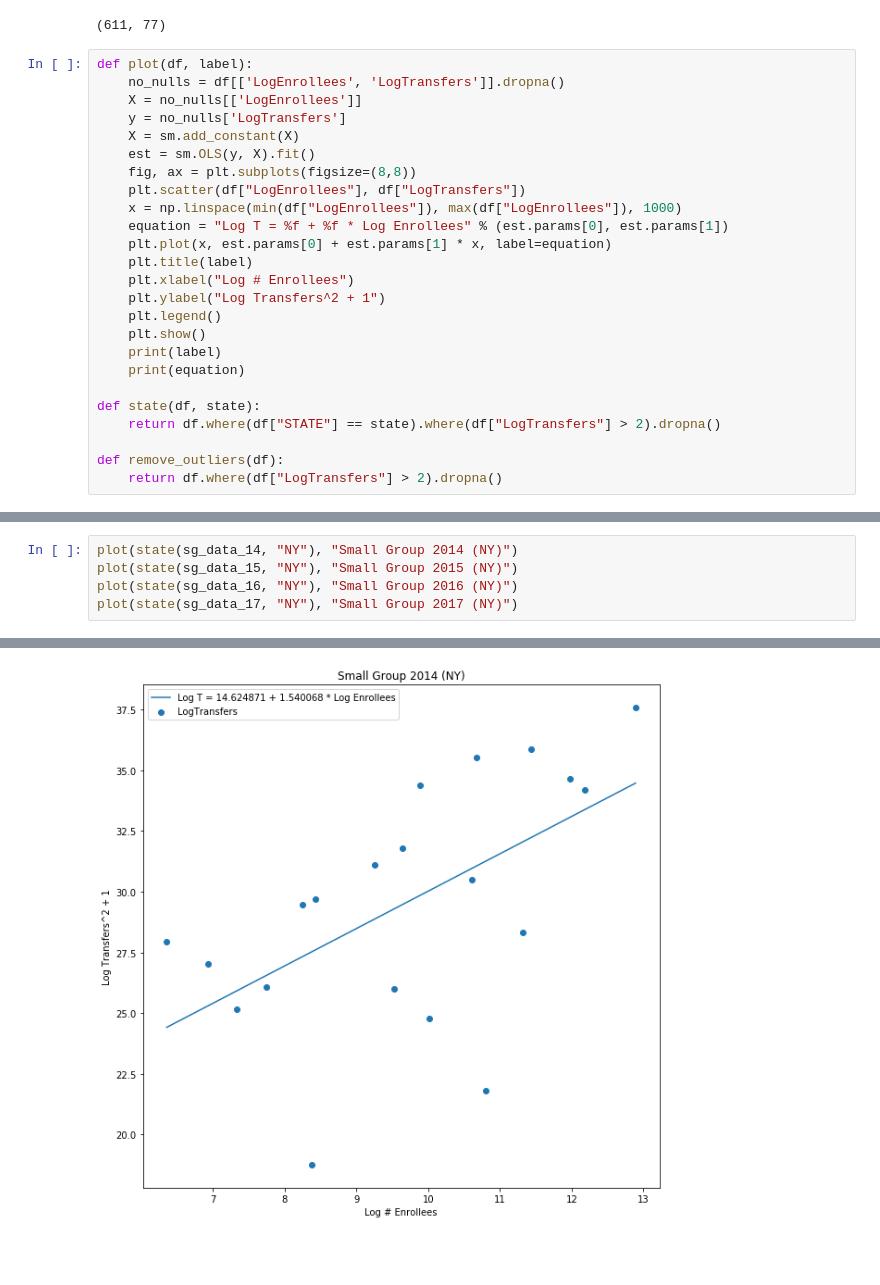
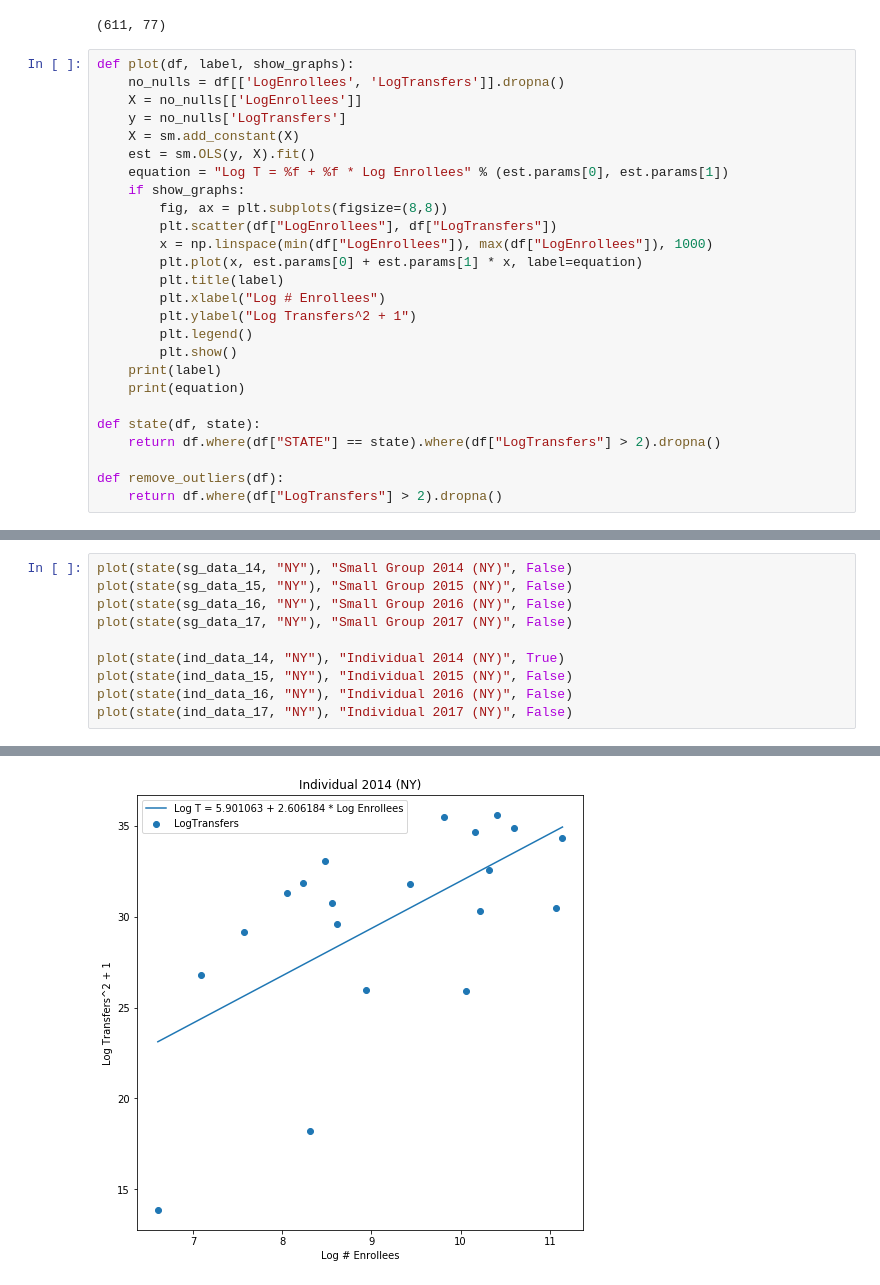
Before and after one commit to guanzgrace/risk-adj-3, a Jupyter notebook: December.ipynb, the cells around one changed output, grey strips where cells are left out. Drawn from its saved outputs; the diff is of its cells as text; blank space fills up the shorter version.

```diff
--- a/December.ipynb
+++ b/December.ipynb
@@ -104,22 +104,23 @@ sg_data.shape
 # %% [output]
 (611, 77)
 # %%
-def plot(df, label):
+def plot(df, label, show_graphs):
     no_nulls = df[['LogEnrollees', 'LogTransfers']].dropna()
     X = no_nulls[['LogEnrollees']]
     y = no_nulls['LogTransfers']
     X = sm.add_constant(X)
     est = sm.OLS(y, X).fit()
-    fig, ax = plt.subplots(figsize=(8,8))
-    plt.scatter(df["LogEnrollees"], df["LogTransfers"])
-    x = np.linspace(min(df["LogEnrollees"]), max(df["LogEnrollees"]), 1000)
     equation = "Log T = %f + %f * Log Enrollees" % (est.params[0], est.params[1])
-    plt.plot(x, est.params[0] + est.params[1] * x, label=equation)
-    plt.title(label)
-    plt.xlabel("Log # Enrollees")
-    plt.ylabel("Log Transfers^2 + 1")
-    plt.legend()
-    plt.show()
+    if show_graphs:
+        fig, ax = plt.subplots(figsize=(8,8))
+        plt.scatter(df["LogEnrollees"], df["LogTransfers"])
+        x = np.linspace(min(df["LogEnrollees"]), max(df["LogEnrollees"]), 1000)
+        plt.plot(x, est.params[0] + est.params[1] * x, label=equation)
+        plt.title(label)
+        plt.xlabel("Log # Enrollees")
+        plt.ylabel("Log Transfers^2 + 1")
+        plt.legend()
+        plt.show()
     print(label)
     print(equation)
 
@@ -201,6 +214,11 @@ plot(state(sg_data_17, "CA"), "Small Group 2017 (CA)")
 # %%
-plot(state(sg_data_14, "NY"), "Small Group 2014 (NY)")
-plot(state(sg_data_15, "NY"), "Small Group 2015 (NY)")
-plot(state(sg_data_16, "NY"), "Small Group 2016 (NY)")
-plot(state(sg_data_17, "NY"), "Small Group 2017 (NY)")
+plot(state(sg_data_14, "NY"), "Small Group 2014 (NY)", False)
+plot(state(sg_data_15, "NY"), "Small Group 2015 (NY)", False)
+plot(state(sg_data_16, "NY"), "Small Group 2016 (NY)", False)
+plot(state(sg_data_17, "NY"), "Small Group 2017 (NY)", False)
+
+plot(state(ind_data_14, "NY"), "Individual 2014 (NY)", True)
+plot(state(ind_data_15, "NY"), "Individual 2015 (NY)", False)
+plot(state(ind_data_16, "NY"), "Individual 2016 (NY)", False)
+plot(state(ind_data_17, "NY"), "Individual 2017 (NY)", False)
 # %% [output]
@@ -207 +233 @@ plot(state(sg_data_17, "NY"), "Small Group 2017 (NY)")
-[figure, old version]
+[figure, new version]
```
Also changed, not shown: parts of 4 cells of this notebook.
